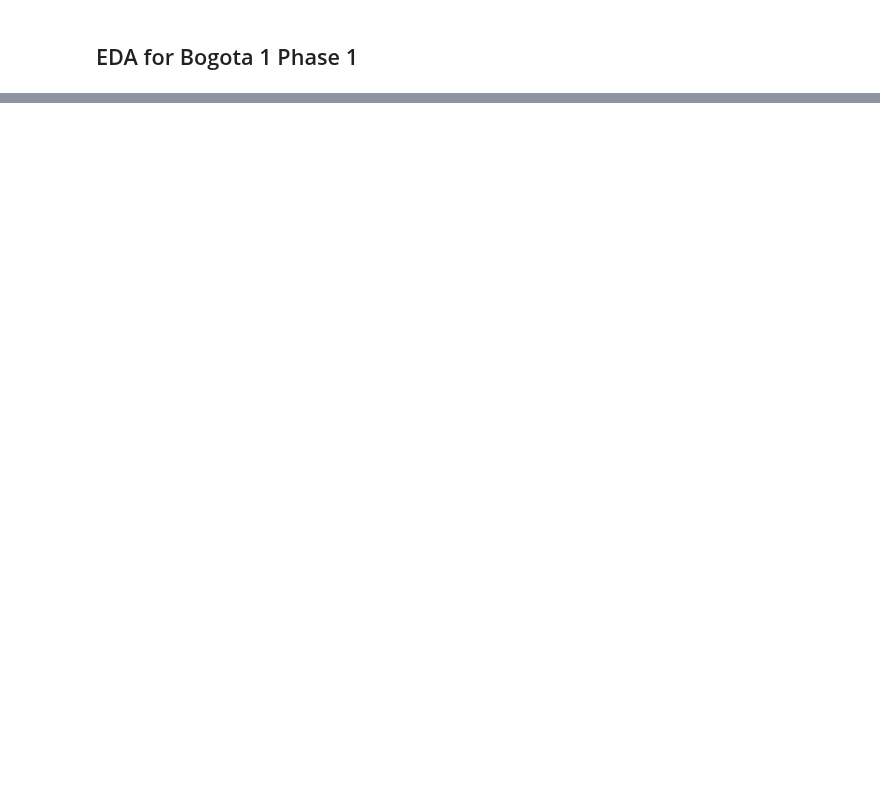
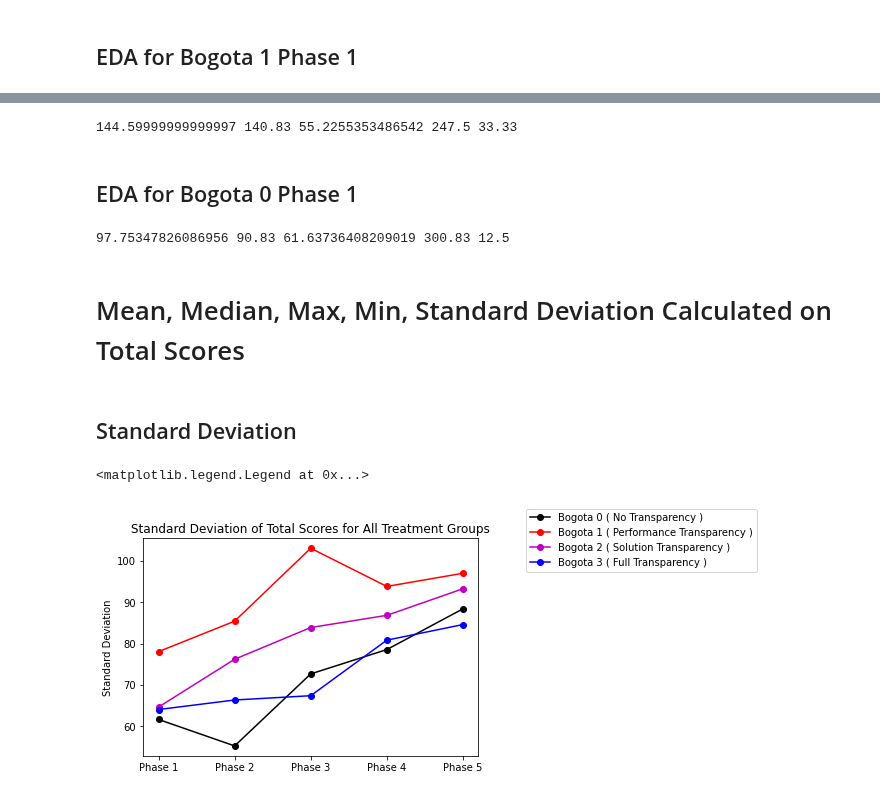
Before and after one commit to ironhacks/spring-2017-analysis, a Jupyter notebook: analysis/Spring-2017-Final.ipynb, the cells around one changed output, grey strips where cells are left out. Drawn from its saved outputs; the diff is of its cells as text; code cells hidden in the pictures; blank space fills up the shorter version.

```diff
--- a/analysis/Spring-2017-Final.ipynb
+++ b/analysis/Spring-2017-Final.ipynb
@@ -168,0 +273,55 @@ print(mean, median, std, maxi, mini)
+# %%
+df = pd.read_csv("bogota-0-phase-2.csv")
+df = df.loc[:, ~df.columns.str.contains('^Unnamed')]
+mean = df['Total Score'].mean()
+median = df['Total Score'].median()
+std = df['Total Score'].std()
+maxi = df['Total Score'].max()
+mini = df['Total Score'].min()
+
+print(mean, median, std, maxi, mini)
+# %% [output]
+144.59999999999997 140.83 55.2255353486542 247.5 33.33
+# %% [markdown]
+## EDA for Bogota 0 Phase 1
+# %%
+df = pd.read_csv("bogota-0-phase-1.csv")
+df = df.loc[:, ~df.columns.str.contains('^Unnamed')]
+mean = df['Total Score'].mean()
+median = df['Total Score'].median()
+std = df['Total Score'].std()
+maxi = df['Total Score'].max()
+mini = df['Total Score'].min()
+
+print(mean, median, std, maxi, mini)
+# %% [output]
+97.75347826086956 90.83 61.63736408209019 300.83 12.5
+# %% [markdown]
+# Mean, Median, Max, Min, Standard Deviation Calculated on Total Scores
+# %% [markdown]
+## Standard Deviation
+# %%
+import matplotlib.pyplot as plt
+
+# Standard Deviation Scores of All Groups
+
+y1 = [61.64, 55.23, 72.67, 78.56, 88.42]
+y2 = [78.06, 85.44, 103.1, 93.85, 97.04]
+y3 = [64.64, 76.22, 83.9, 86.85, 93.29]
+y4 = [64.04, 66.35, 67.39, 80.84, 84.62]
+
+x_axis=['Phase 1', 'Phase 2', 'Phase 3', 'Phase 4', 'Phase 5']
+
+line1 = plt.plot(x_axis, y1,'ko-',label='Bogota 0 ( No Transparency )')
+line2 = plt.plot(x_axis, y2,'ro-',label='Bogota 1 ( Performance Transparency )')
+line3 = plt.plot(x_axis, y3,'mo-',label='Bogota 2 ( Solution Transparency )')
+line3 = plt.plot(x_axis, y4,'bo-',label='Bogota 3 ( Full Transparency )')
+
+plt.title("Standard Deviation of Total Scores for All Treatment Groups")
+plt.ylabel("Standard Deviation")
+
+plt.legend(bbox_to_anchor=(1, 1),
+           bbox_transform=plt.gcf().transFigure)
+# %% [output]
+<matplotlib.legend.Legend at 0x...>
+[figure, added]
```
Also changed, not shown: parts of 27 cells of this notebook.
